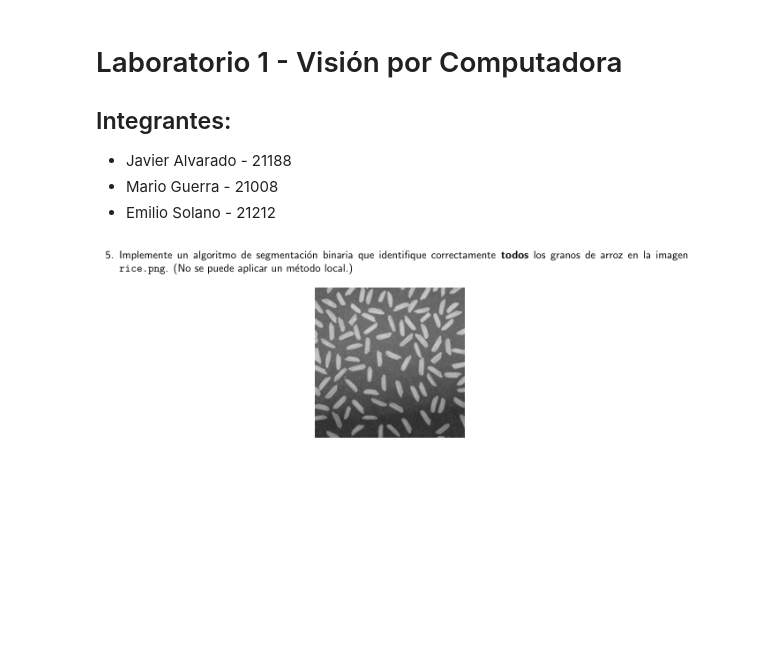
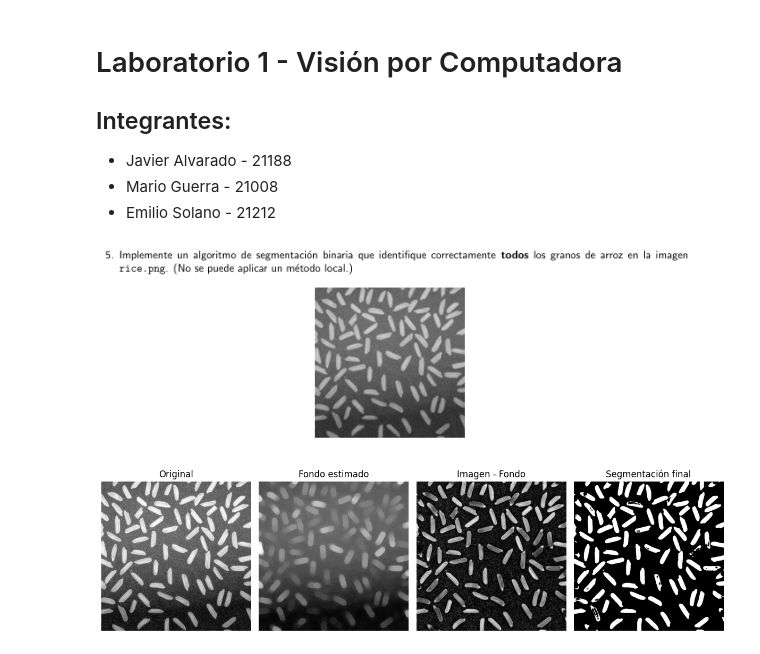
Before and after one commit to emiliosolanoo21/transformingImages, a Jupyter notebook: main.ipynb, the cells around one changed output. Drawn from its saved outputs; the diff is of its cells as text; code cells hidden in the pictures; blank space fills up the shorter version.

Commit message:
feat: otsu method

```diff
--- a/main.ipynb
+++ b/main.ipynb
@@ -7,3 +7,46 @@
 - Emilio Solano - 21212
 # %% [markdown]
 <img src="embedded-picture-1" width="600"/>
+# %%
+import matplotlib.pyplot as plt
+import numpy as np
+
+from skimage import io, filters, morphology
+from skimage.color import rgb2gray
+
+img = io.imread('./assets/rice.jpg')
+if len(img.shape) == 3:
+    img_gray = rgb2gray(img)
+else:
+    img_gray = img
+
+
+selem = morphology.disk(15)
+bg = morphology.opening(img_gray, selem)
+
+img_sub = img_gray - bg
+
+# Metodo Global OTSU
+thresh_val = filters.threshold_otsu(img_sub)
+binary = img_sub > thresh_val
+
+
+binary_clean = morphology.remove_small_objects(binary, min_size=20)
+binary_clean = morphology.remove_small_holes(binary_clean, area_threshold=20)
+
+# Visualización de resultados
+fig, axes = plt.subplots(1, 4, figsize=(12, 4))
+axes[0].imshow(img_gray, cmap='gray')
+axes[0].set_title('Original')
+axes[1].imshow(bg, cmap='gray')
+axes[1].set_title('Fondo estimado')
+axes[2].imshow(img_sub, cmap='gray')
+axes[2].set_title('Imagen - Fondo')
+axes[3].imshow(binary_clean, cmap='gray')
+axes[3].set_title('Segmentación final')
+for ax in axes:
+    ax.axis('off')
+plt.tight_layout()
+plt.show()
+# %% [output]
+[figure, added]
```
Also changed, not shown: 1 other file.
